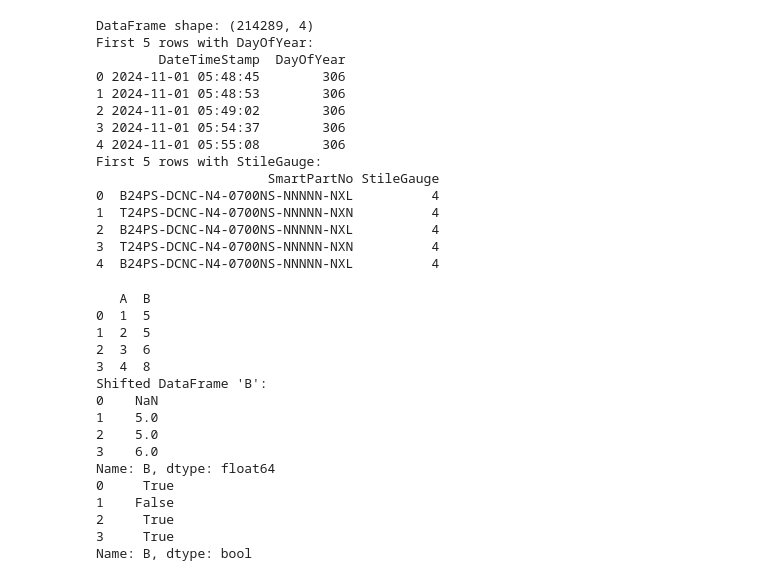
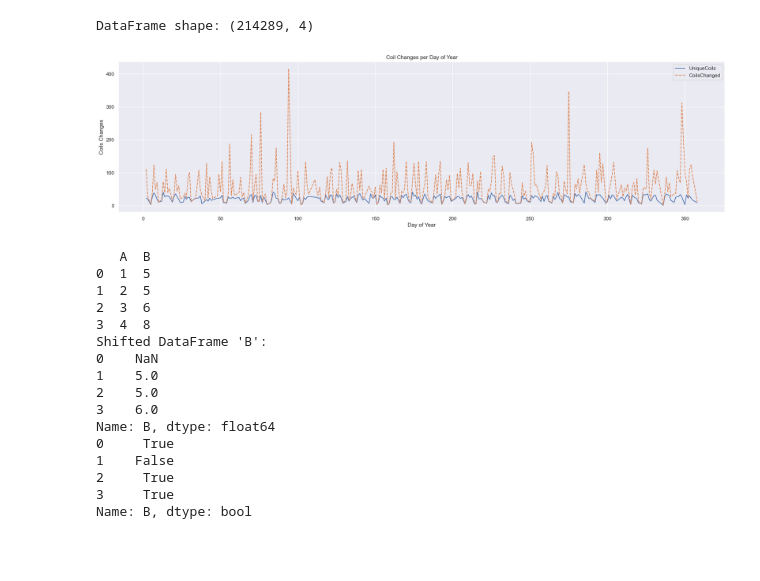
Before and after one commit to mattrupp/pan-coil-change-analysis, a Jupyter notebook: pan-coil-change-analysis.ipynb, the cells around one changed output. Drawn from its saved outputs; the diff is of its cells as text; code cells hidden in the pictures; blank space fills up the shorter version.

```diff
--- a/pan-coil-change-analysis.ipynb
+++ b/pan-coil-change-analysis.ipynb
@@ -10,29 +10,43 @@ print("DataFrame shape:", df.shape)
 df['DateTimeStamp'] = pd.to_datetime(df['DateTimeStamp'])
 df['LoadDate'] = pd.to_datetime(df['LoadDate'])
 
-# Extract day of year from DateTimeStamp column
+# Extract day of year from date columns
 df['DayOfYear'] = df['DateTimeStamp'].dt.dayofyear
+df['LoadDayOfYear'] = df['LoadDate'].dt.dayofyear
 
 # Make a column for the stile gauge
 df['StileGauge'] = df['SmartPartNo'].str[12:13]
-print("First 5 rows:")
-print(df.head())
+
+# Make a copy of the CoilId column and shift down by one
+# then compare to see if the coil changed
+df['CoilChange'] = df['CoilId'].shift(1) != df['CoilId']
+
+# Count the number of unique coils used per day of year
+unique_coils_per_day = df.groupby(by='DayOfYear', group_keys=True)['CoilId'].nunique()
+
+# Count the number of coils changed per day of year
+coils_changed_per_day = df.groupby(by='DayOfYear', group_keys=True)['CoilChange'].sum()
+
+# Merge the two series into the DataFrame
+coil_changes = pd.merge(unique_coils_per_day, coils_changed_per_day, on='DayOfYear', suffixes=('_UniqueCoils', '_CoilsChanged'))
+coil_changes = coil_changes.rename(columns={'CoilId': 'UniqueCoils', 'CoilChange': 'CoilsChanged'})
+
+# Export the DataFrame to a CSV file
+coil_changes.to_csv('data/output.csv', index=True)
 # %% [output]
 DataFrame shape: (214289, 4)
-First 5 rows with DayOfYear:
-        DateTimeStamp  DayOfYear
-0 2024-11-01 05:48:45        306
-1 2024-11-01 05:48:53        306
-2 2024-11-01 05:49:02        306
-3 2024-11-01 05:54:37        306
-4 2024-11-01 05:55:08        306
-First 5 rows with StileGauge:
-                      SmartPartNo StileGauge
-0  B24PS-DCNC-N4-0700NS-NNNNN-NXL          4
-1  T24PS-DCNC-N4-0700NS-NNNNN-NXN          4
-2  B24PS-DCNC-N4-0700NS-NNNNN-NXL          4
-3  T24PS-DCNC-N4-0700NS-NNNNN-NXN          4
-4  B24PS-DCNC-N4-0700NS-NNNNN-NXL          4
+# %%
+import seaborn as sns
+import matplotlib.pyplot as plt
+
+sns.set_theme(rc={'figure.figsize':(24,6)})
+sns.lineplot(data=coil_changes)
+plt.xlabel('Day of Year')
+plt.ylabel('Coils Changes')
+plt.title('Coil Changes per Day of Year')
+plt.show()
+# %% [output]
+[figure, added]
 # %%
 df = pd.DataFrame({'A': [1, 2, 3, 4], 'B': [5, 5, 6, 8]})
 print(df.head())
```
Also changed, not shown: parts of 1 cell of this notebook.
